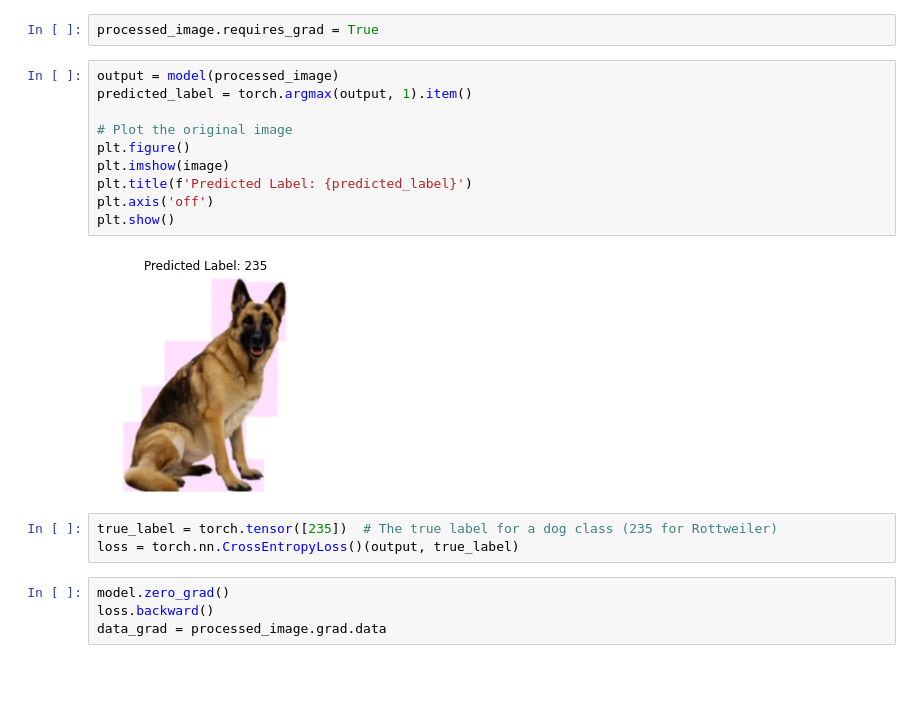
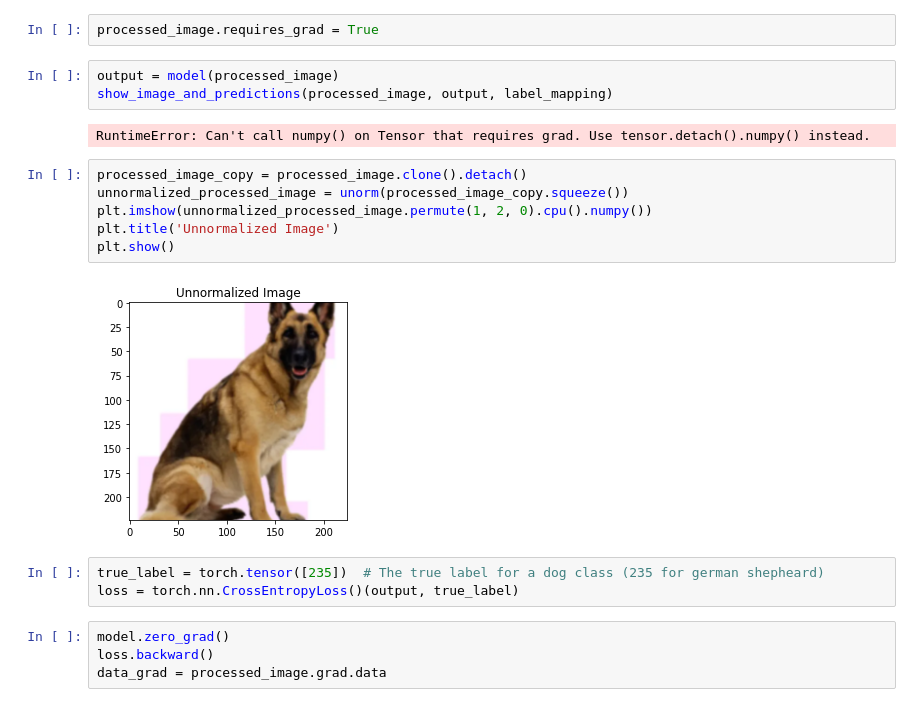
Before and after one commit to jtv199/CV-Adverserial-attacks, a Jupyter notebook: easier-method.ipynb, the cells around one changed output. Cells and saved outputs as stored; diff of their text form; blank space fills up the shorter version.

```diff
--- a/easier-method.ipynb
+++ b/easier-method.ipynb
@@ -38,19 +84,20 @@ Predicted Label: 235
 # %%
 processed_image.requires_grad = True
-# %%
-output = model(processed_image)
-predicted_label = torch.argmax(output, 1).item()
-
-# Plot the original image
-plt.figure()
-plt.imshow(image)
-plt.title(f'Predicted Label: {predicted_label}')
-plt.axis('off')
-plt.show()
-# %% [output]
-[figure, removed]
+# %%
+output = model(processed_image)
+show_image_and_predictions(processed_image, output, label_mapping)
+# %% [output]
+RuntimeError: Can't call numpy() on Tensor that requires grad. Use tensor.detach().numpy() instead.
+# %%
+processed_image_copy = processed_image.clone().detach()
+unnormalized_processed_image = unorm(processed_image_copy.squeeze())
+plt.imshow(unnormalized_processed_image.permute(1, 2, 0).cpu().numpy())
+plt.title('Unnormalized Image')
+plt.show()
+# %% [output]
+[figure, added]
 # %%
-true_label = torch.tensor([235])  # The true label for a dog class (235 for Rottweiler)
+true_label = torch.tensor([235])  # The true label for a dog class (235 for german shepheard)
 loss = torch.nn.CrossEntropyLoss()(output, true_label)
 # %%
 model.zero_grad()
```
Also changed, not shown: parts of 7 cells of this notebook, 1 other file.
